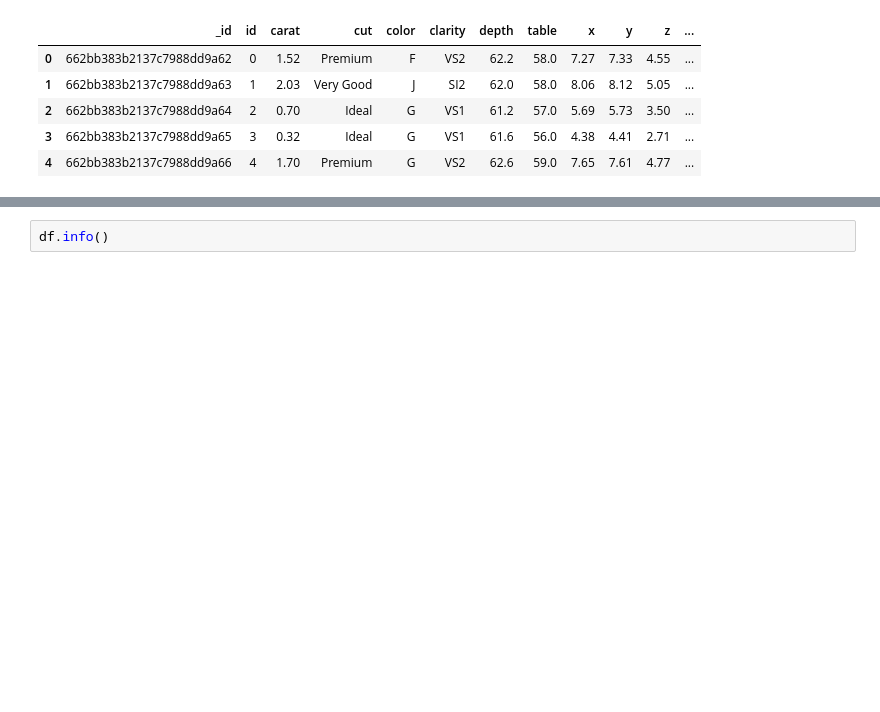
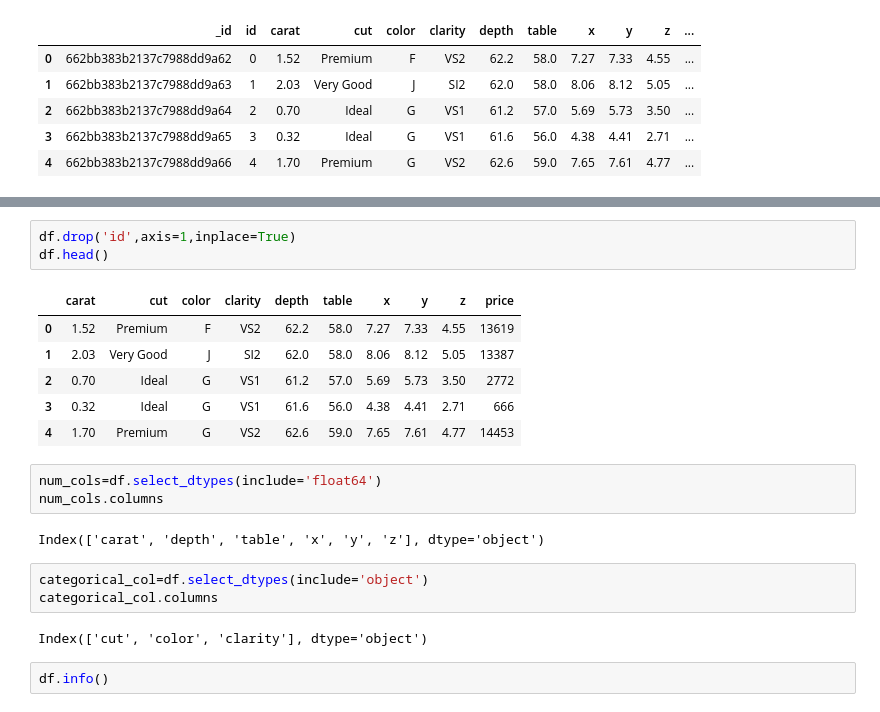
Before and after one commit to arpanchakraborty23/GemStone-Price-Prediction, a Jupyter notebook: NoteBooks/Eda.ipynb, the cells around one changed output, grey strips where cells are left out. Cells and saved outputs as stored; diff of their text form; blank space fills up the shorter version.

```diff
--- a/NoteBooks/Eda.ipynb
+++ b/NoteBooks/Eda.ipynb
@@ -29,3 +34,23 @@ KeyError: "['_id'] not found in axis"
+# %%
+df.drop('id',axis=1,inplace=True)
+df.head()
+# %% [output]
+|  | carat | cut | color | clarity | depth | table | x | y | z | price |
+| 0 | 1.52 | Premium | F | VS2 | 62.2 | 58.0 | 7.27 | 7.33 | 4.55 | 13619 |
+| 1 | 2.03 | Very Good | J | SI2 | 62.0 | 58.0 | 8.06 | 8.12 | 5.05 | 13387 |
+| 2 | 0.70 | Ideal | G | VS1 | 61.2 | 57.0 | 5.69 | 5.73 | 3.50 | 2772 |
+| 3 | 0.32 | Ideal | G | VS1 | 61.6 | 56.0 | 4.38 | 4.41 | 2.71 | 666 |
+| 4 | 1.70 | Premium | G | VS2 | 62.6 | 59.0 | 7.65 | 7.61 | 4.77 | 14453 |
+# %%
+num_cols=df.select_dtypes(include='float64')
+num_cols.columns
+# %% [output]
+Index(['carat', 'depth', 'table', 'x', 'y', 'z'], dtype='object')
+# %%
+categorical_col=df.select_dtypes(include='object')
+categorical_col.columns
+# %% [output]
+Index(['cut', 'color', 'clarity'], dtype='object')
 # %%
 df.info()
 # %% [output]
```
Also changed, not shown: parts of 4 cells of this notebook, 16 other files.
